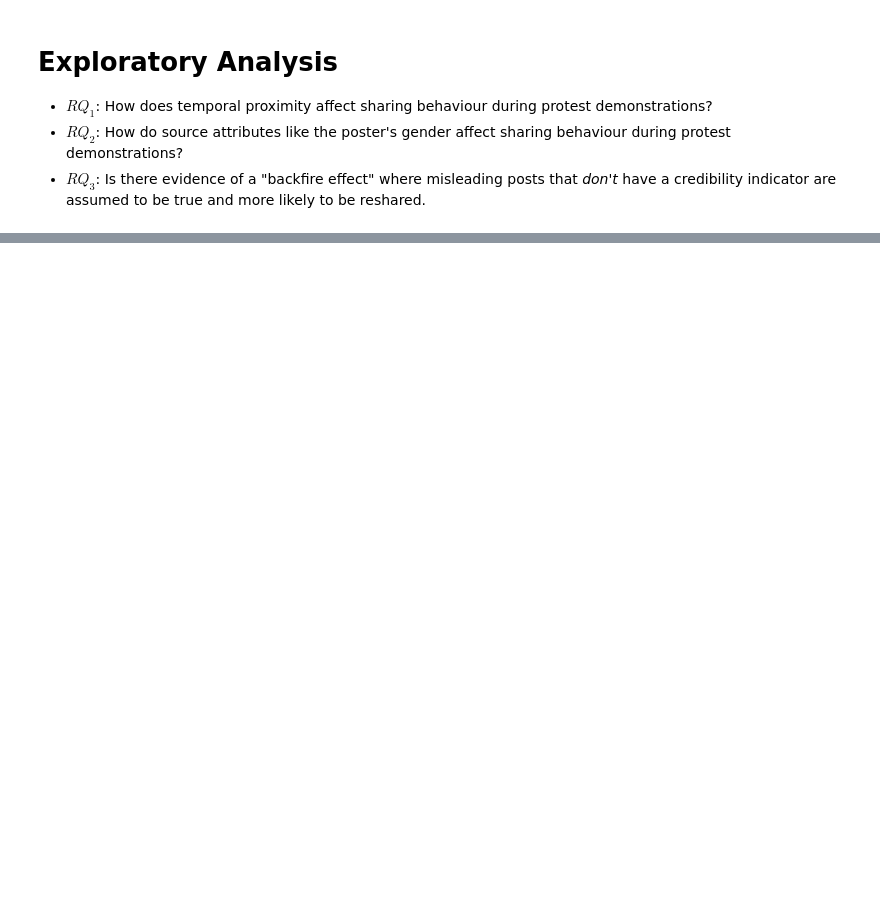
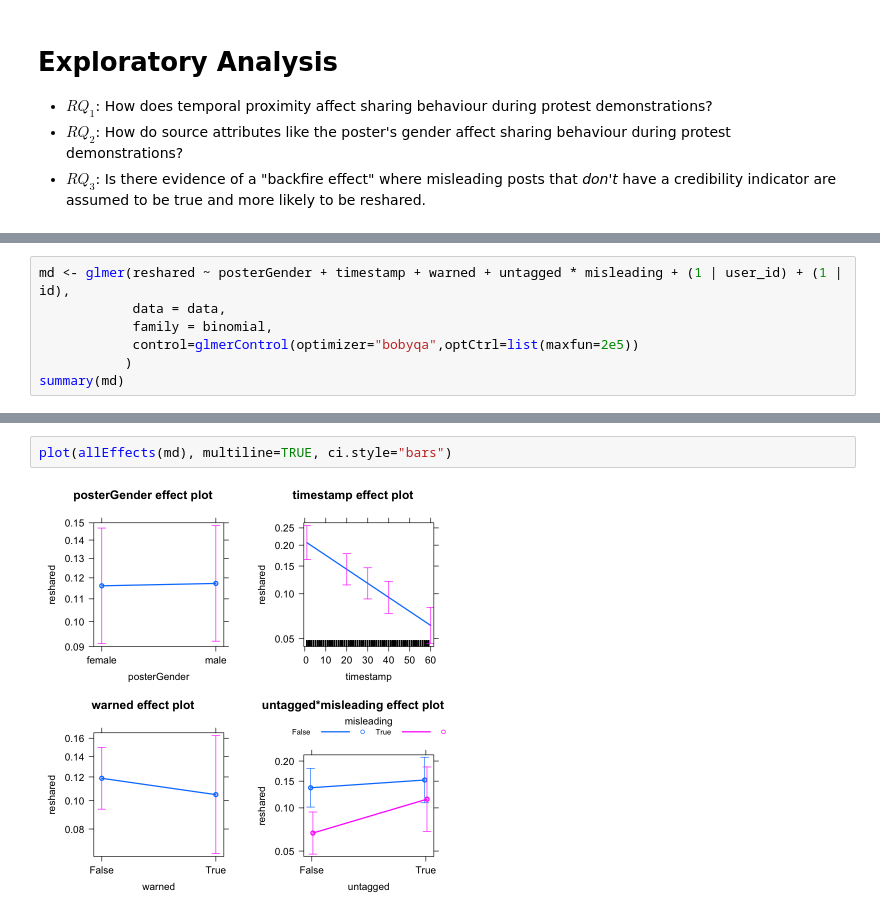
Before and after one commit to cameron-raymond/SDS-Thesis, a Jupyter notebook: notebooks/R_Notebooks/R-Post_Attributes.ipynb, the cells around one changed output, grey strips where cells are left out. Drawn from its saved outputs; the diff is of its cells as text; blank space fills up the shorter version.

```diff
--- a/notebooks/R_Notebooks/R-Post_Attributes.ipynb
+++ b/notebooks/R_Notebooks/R-Post_Attributes.ipynb
@@ -66,0 +45,7 @@ cdqstns:vdn  0.502  0.470
+# %%
+md <- glmer(reshared ~ posterGender + timestamp + warned + untagged * misleading + (1 | user_id) + (1 | id),
+            data = data,
+            family = binomial,
+            control=glmerControl(optimizer="bobyqa",optCtrl=list(maxfun=2e5))
+           )
+summary(md)
@@ -66,0 +70,4 @@ cdqstns:vdn  0.502  0.470
+# %%
+plot(allEffects(md), multiline=TRUE, ci.style="bars")
+# %% [output]
+[figure, added]
```
Also changed, not shown: parts of 4 cells of this notebook, 14 other files.
